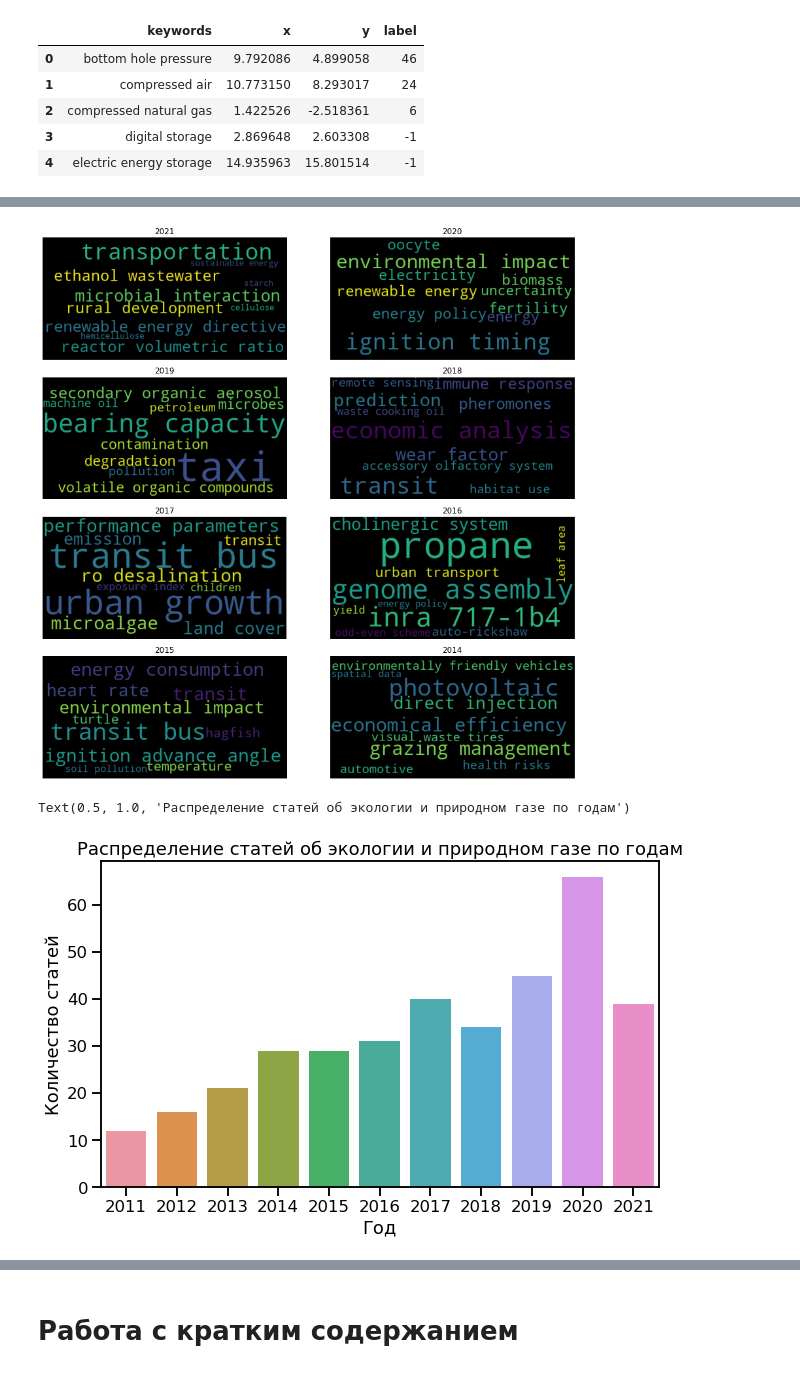
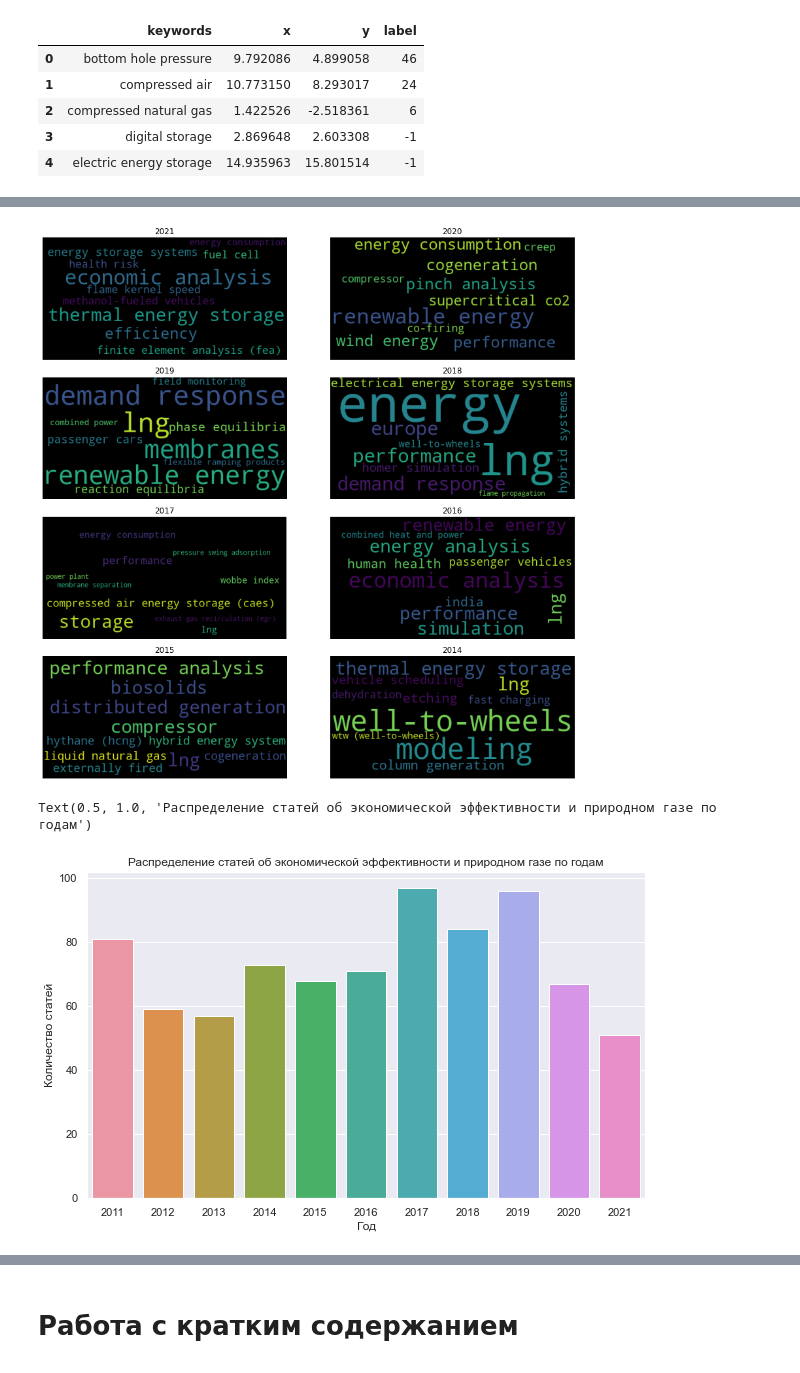
Before and after one commit to andrewsapw/cng_articles, a Jupyter notebook: scopus/scopus_viz.ipynb, the cells around one changed output, grey strips where cells are left out. Saved outputs shown, nothing was run; the diff lists cells and outputs as text; code cells hidden in the pictures.

Commit message:
some images updates

```diff
--- a/scopus/scopus_viz.ipynb
+++ b/scopus/scopus_viz.ipynb
@@ -86,2 +75,2 @@ Length: 459936, dtype: int64
 # %%
-keywords = keywords[keywords["label"] == 40]
+keywords = keywords[keywords["label"] == 46]
@@ -265,18 +225,21 @@ for idx, year in enumerate(year_to_words):
     ax[idx].axis("off")
 
 fig.tight_layout()
-fig.savefig("images/ecology/keywords_by_year.png", dpi=300)
+fig.savefig("images/energy/keywords_by_year.png", dpi=300)
 # %% [output]
-[figure, old version]
+[figure, new version]
 # %%
 data_filtered["Год"] = data_filtered["Год"].astype(int)
 # %%
-sns.set_context("talk")
+sns.set()
 # %%
 fig = plt.figure(figsize=(10, 6))
 sns.countplot(data=data_filtered, x="Год")
 plt.ylabel("Количество статей")
-plt.title("Распределение статей об экологии и природном газе по годам")
+plt.title(
+    "Распределение статей об экономической эффективности и природном газе по годам"
+)
+# plt.yticks(range(0, 20))
 # %% [output]
-Text(0.5, 1.0, 'Распределение статей об экологии и природном газе по годам')
+Text(0.5, 1.0, 'Распределение статей об экономической эффективности и природном газе по годам')
-[figure, old version]
+[figure, new version]
```
Also changed, not shown: parts of 11 cells of this notebook, 4 other files.
